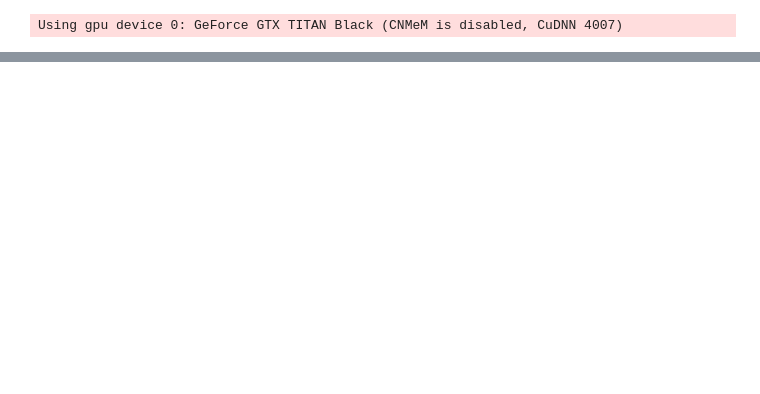
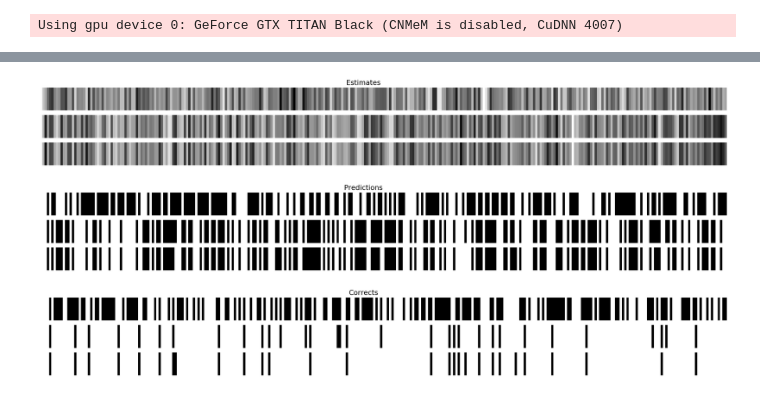
Before and after one commit to yassersouri/ghiaseddin, a Jupyter notebook: notebooks/playground.ipynb, the cells around one changed output, grey strips where cells are left out. Saved outputs shown, nothing was run; the diff lists cells and outputs as text; code cells hidden in the pictures; blank space fills up the shorter version.

Commit message:
visualizing the output during training
you can see correctness, prediction and raw estimates
visualized during training

```diff
--- a/notebooks/playground.ipynb
+++ b/notebooks/playground.ipynb
@@ -31,2 +28,0 @@ model.NAME = "baseline|%s" % model.NAME
-# %%
-model.load()
@@ -42,0 +29,9 @@ model.conv1_filters()
+# %%
+matrixes = []
+# %%
+matrixes.append(model.estimates_predictions_corrects_on_test())
+# %%
+for i in range(10):
+    model.train_one_epoch()
+    print 'epoch %d, accuracy: %2.2f' % (i+1, model.eval_accuracy() * 100)
+    matrixes.append(model.estimates_predictions_corrects_on_test())
@@ -42,0 +42,12 @@ model.conv1_filters()
+# %%
+fig = ghiaseddin.utils.show_training_matrixes([ghiaseddin.utils.convert_estimates_on_test_to_matrix(e) for e, p, c in matrixes], 'Estimates')
+# %% [output]
+[figure, added]
+# %%
+fig = ghiaseddin.utils.show_training_matrixes([ghiaseddin.utils.convert_estimates_on_test_to_matrix(p) for e, p, c in matrixes], 'Predictions')
+# %% [output]
+[figure, added]
+# %%
+fig = ghiaseddin.utils.show_training_matrixes([ghiaseddin.utils.convert_estimates_on_test_to_matrix(c) for e, p, c in matrixes], 'Corrects')
+# %% [output]
+[figure, added]
```
Also changed, not shown: parts of 6 cells of this notebook, 2 other files.
